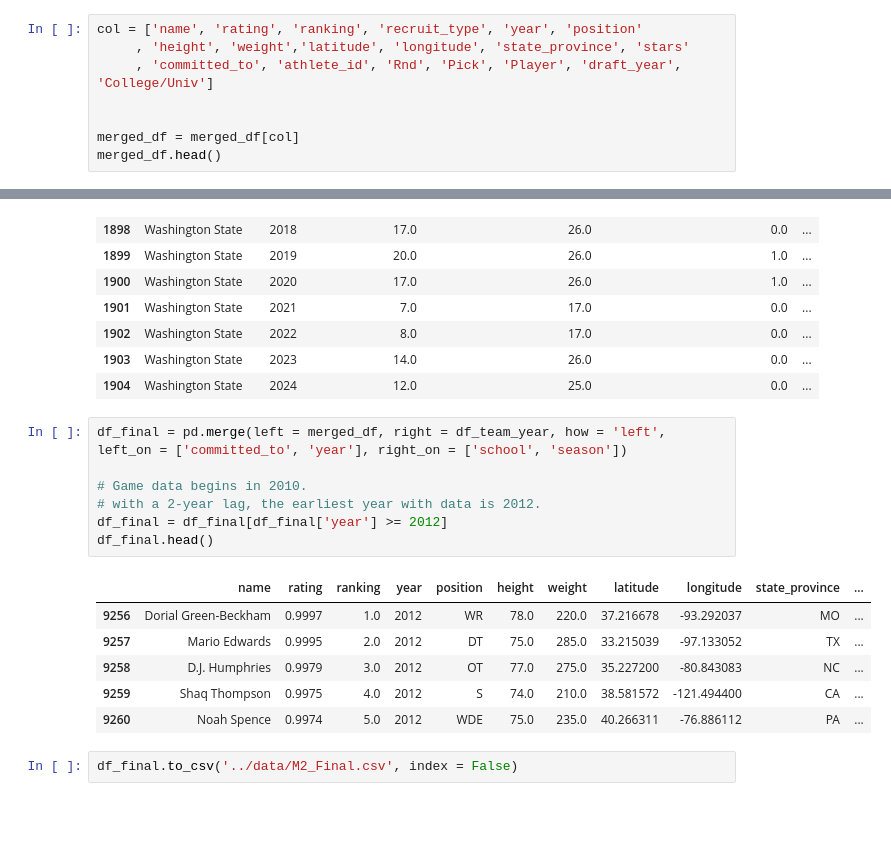
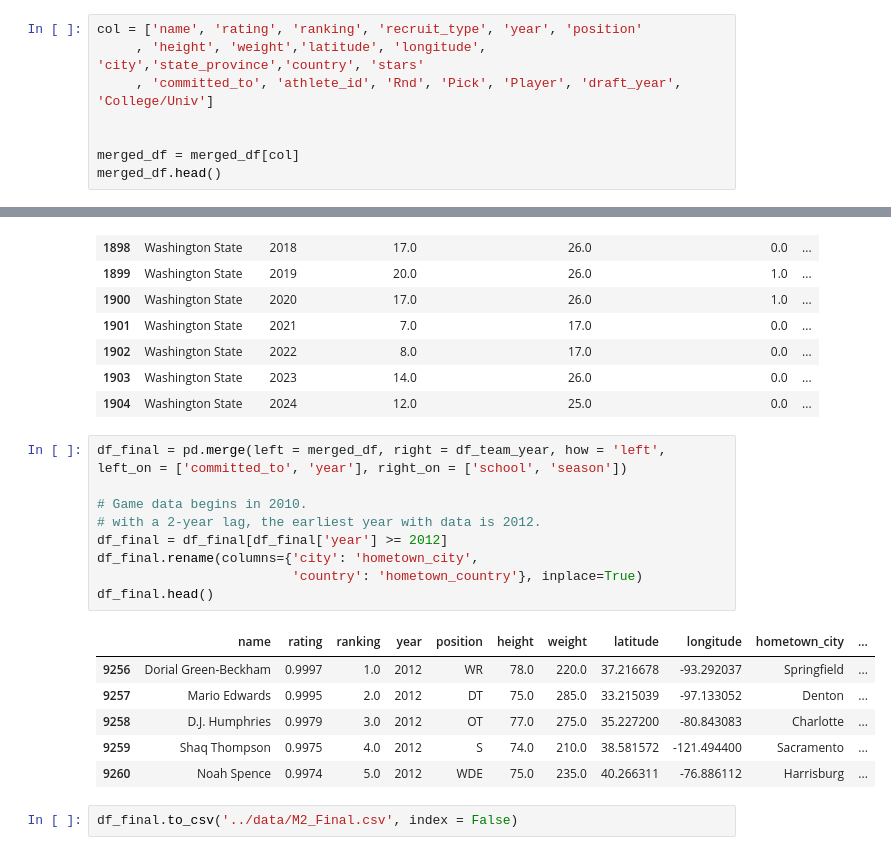
Before and after one commit to chrismca13/CFB_draft_propensity, a Jupyter notebook: notebooks/2_join_data_M2.ipynb, the cells around one changed output, grey strips where cells are left out. Saved outputs shown, nothing was run; the diff lists cells and outputs as text; blank space fills up the shorter version.

Commit message:
Add in country and city fields

```diff
--- a/notebooks/2_join_data_M2.ipynb
+++ b/notebooks/2_join_data_M2.ipynb
@@ -25,7 +43,7 @@ df_team_year = pd.read_csv('../data/team_season.csv')
 merged_df = pd.merge(left = recruits, right = draft, how = 'left', left_on = 'name', right_on = 'Player')
 # %%
 col = ['name', 'rating', 'ranking', 'recruit_type', 'year', 'position'
-     , 'height', 'weight','latitude', 'longitude', 'state_province', 'stars'
+     , 'height', 'weight','latitude', 'longitude', 'city','state_province','country', 'stars'
      , 'committed_to', 'athlete_id', 'Rnd', 'Pick', 'Player', 'draft_year', 'College/Univ']
 
 
@@ -206,16 +219,18 @@ df_team_year[df_team_year['school'] == 'Washington State']
 # %%
 df_final = pd.merge(left = merged_df, right = df_team_year, how = 'left', left_on = ['committed_to', 'year'], right_on = ['school', 'season'])
 
 # Game data begins in 2010.
 # with a 2-year lag, the earliest year with data is 2012.
 df_final = df_final[df_final['year'] >= 2012]
+df_final.rename(columns={'city': 'hometown_city',
+                         'country': 'hometown_country'}, inplace=True)
 df_final.head()
 # %% [output]
-|  | name | rating | ranking | year | position | height | weight | latitude | longitude | state_province | ... |
-| 9256 | Dorial Green-Beckham | 0.9997 | 1.0 | 2012 | WR | 78.0 | 220.0 | 37.216678 | -93.292037 | MO | ... |
-| 9257 | Mario Edwards | 0.9995 | 2.0 | 2012 | DT | 75.0 | 285.0 | 33.215039 | -97.133052 | TX | ... |
-| 9258 | D.J. Humphries | 0.9979 | 3.0 | 2012 | OT | 77.0 | 275.0 | 35.227200 | -80.843083 | NC | ... |
-| 9259 | Shaq Thompson | 0.9975 | 4.0 | 2012 | S | 74.0 | 210.0 | 38.581572 | -121.494400 | CA | ... |
-| 9260 | Noah Spence | 0.9974 | 5.0 | 2012 | WDE | 75.0 | 235.0 | 40.266311 | -76.886112 | PA | ... |
+|  | name | rating | ranking | year | position | height | weight | latitude | longitude | hometown_city | ... |
+| 9256 | Dorial Green-Beckham | 0.9997 | 1.0 | 2012 | WR | 78.0 | 220.0 | 37.216678 | -93.292037 | Springfield | ... |
+| 9257 | Mario Edwards | 0.9995 | 2.0 | 2012 | DT | 75.0 | 285.0 | 33.215039 | -97.133052 | Denton | ... |
+| 9258 | D.J. Humphries | 0.9979 | 3.0 | 2012 | OT | 77.0 | 275.0 | 35.227200 | -80.843083 | Charlotte | ... |
+| 9259 | Shaq Thompson | 0.9975 | 4.0 | 2012 | S | 74.0 | 210.0 | 38.581572 | -121.494400 | Sacramento | ... |
+| 9260 | Noah Spence | 0.9974 | 5.0 | 2012 | WDE | 75.0 | 235.0 | 40.266311 | -76.886112 | Harrisburg | ... |
 # %%
 df_final.to_csv('../data/M2_Final.csv', index = False)
```
Also changed, not shown: parts of 6 cells of this notebook.
